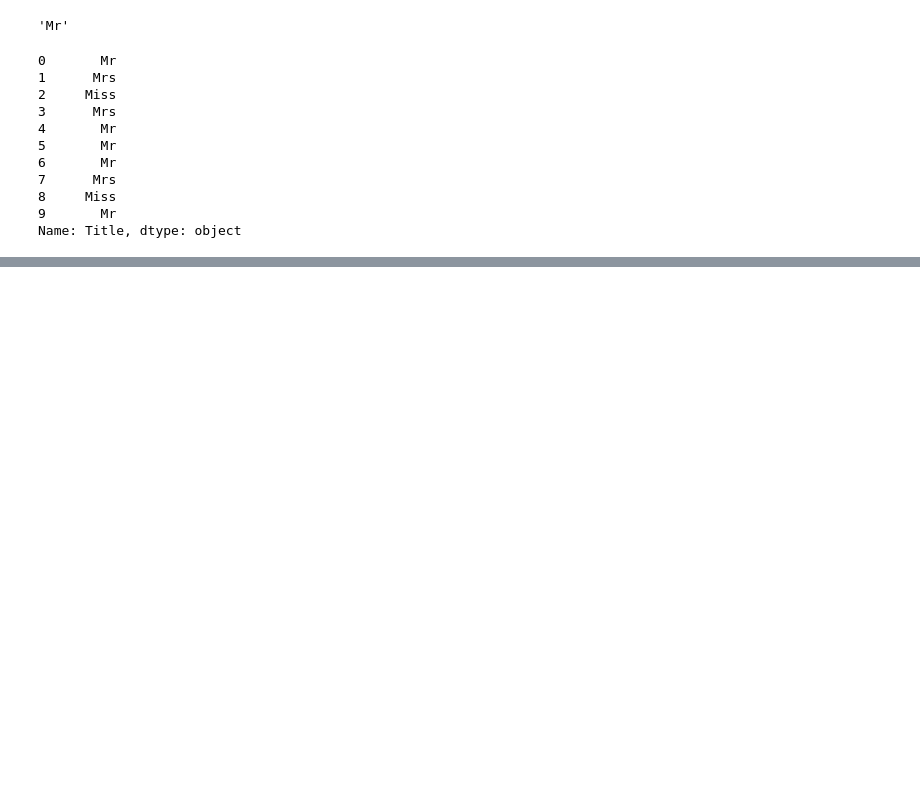
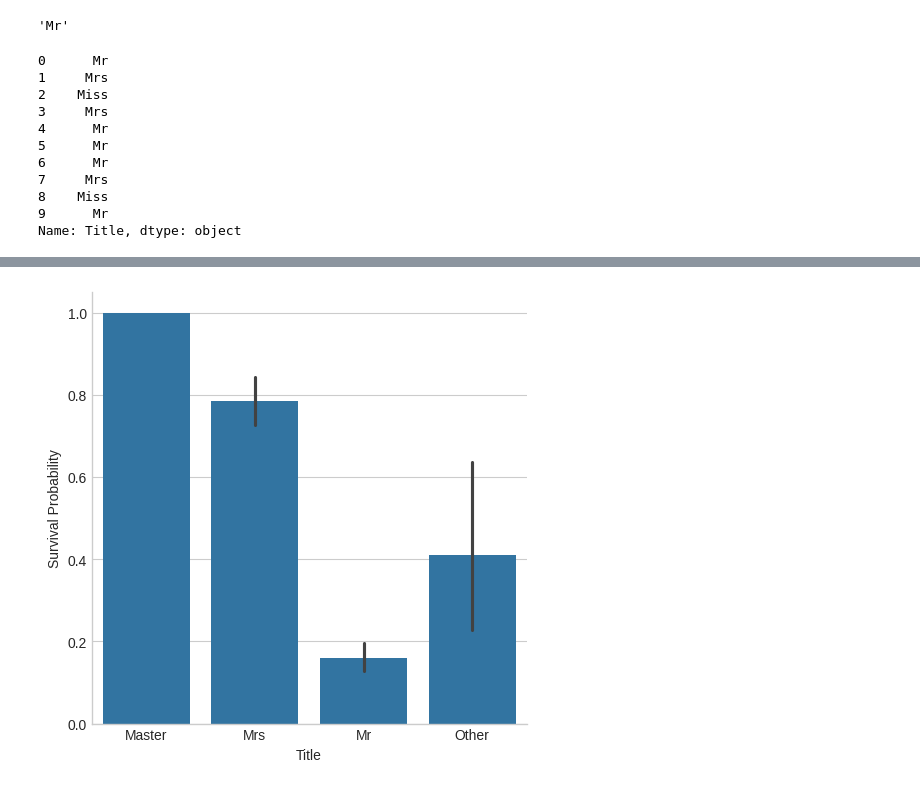
Before and after one commit to akalinirem/machine_learning, a Jupyter notebook: pages/titanic_project/titanic_project.ipynb, the cells around one changed output, grey strips where cells are left out. Saved outputs shown, nothing was run; the diff lists cells and outputs as text; code cells hidden in the pictures; blank space fills up the shorter version.

```diff
--- a/pages/titanic_project/titanic_project.ipynb
+++ b/pages/titanic_project/titanic_project.ipynb
@@ -755,0 +788,7 @@ plt.show()
+# %%
+g = sns.catplot(x = "Title", y = "Survived", data = train_df, kind = "bar")
+g.set_xticklabels(["Master","Mrs","Mr","Other"])
+g.set_ylabels("Survival Probability")
+plt.show()
+# %% [output]
+[figure, added]
```
Also changed, not shown: parts of 51 cells of this notebook.
